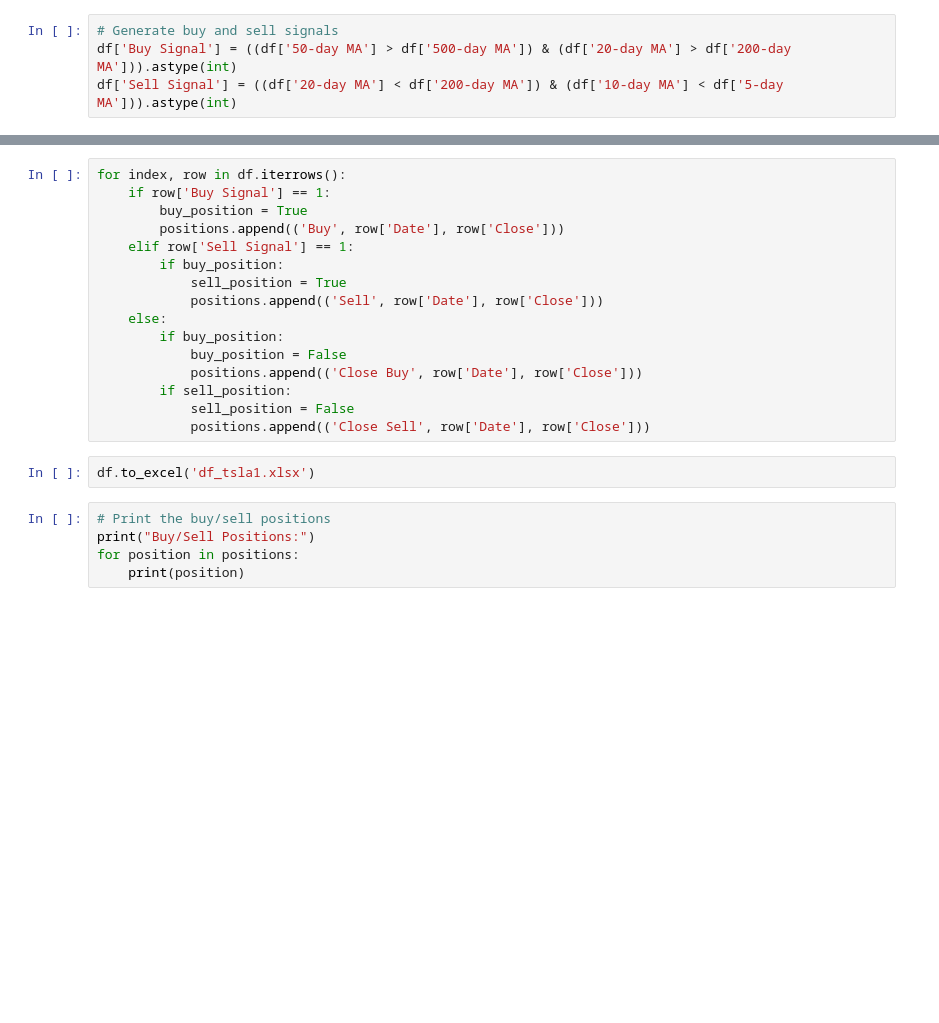
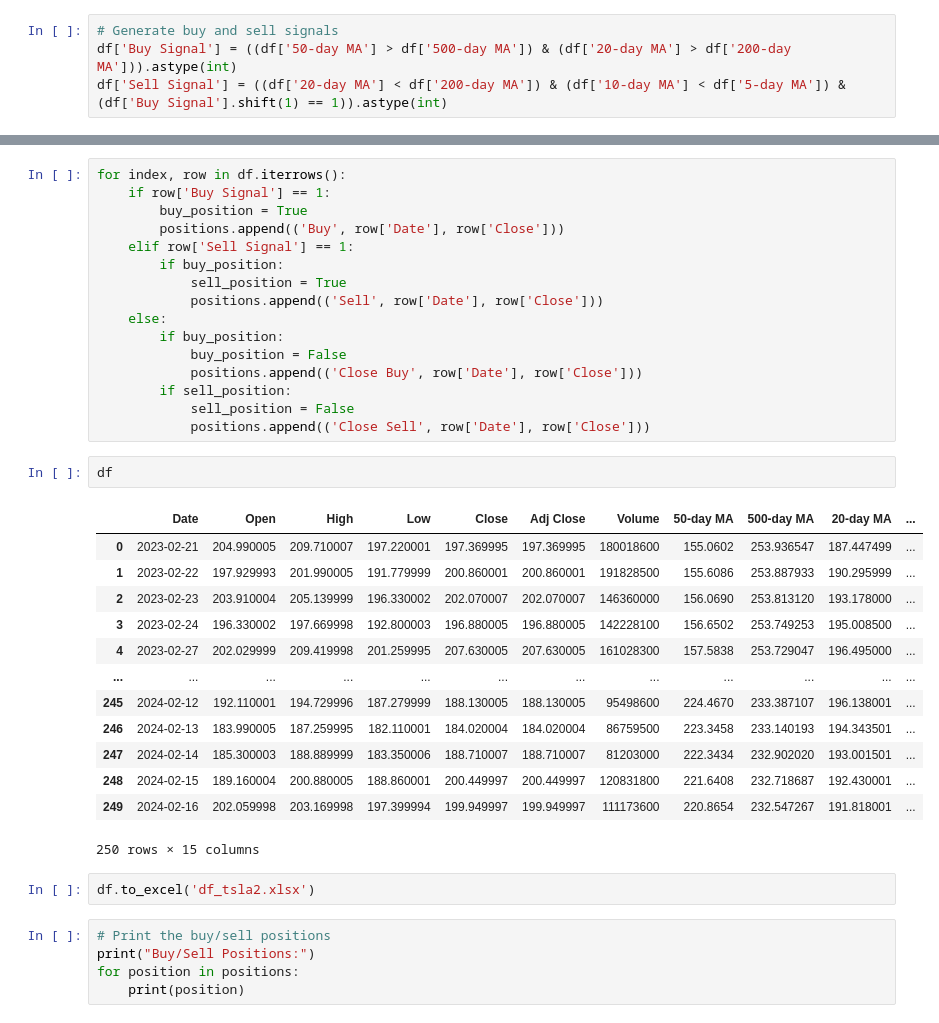
Before and after one commit to Hrishitcodethis/TBTFW_task, a Jupyter notebook: tsla.ipynb, the cells around one changed output, grey strips where cells are left out. Cells and saved outputs as stored; diff of their text form; blank space fills up the shorter version.

```diff
--- a/tsla.ipynb
+++ b/tsla.ipynb
@@ -119,7 +119,7 @@ df['5-day MA'] = tsla['5-day MA'].iloc[503:753].values
 # %%
 # Generate buy and sell signals
 df['Buy Signal'] = ((df['50-day MA'] > df['500-day MA']) & (df['20-day MA'] > df['200-day MA'])).astype(int)
-df['Sell Signal'] = ((df['20-day MA'] < df['200-day MA']) & (df['10-day MA'] < df['5-day MA'])).astype(int)
+df['Sell Signal'] = ((df['20-day MA'] < df['200-day MA']) & (df['10-day MA'] < df['5-day MA']) & (df['Buy Signal'].shift(1) == 1)).astype(int)
 # %%
 # Generate buy and sell signals, and track buy/sell positions (remaining part)
 buy_position = False
@@ -141,8 +141,24 @@ for index, row in df.iterrows():
         if sell_position:
             sell_position = False
             positions.append(('Close Sell', row['Date'], row['Close']))
+# %%
+df
+# %% [output]
+|  | Date | Open | High | Low | Close | Adj Close | Volume | 50-day MA | 500-day MA | 20-day MA | ... |
+| 0 | 2023-02-21 | 204.990005 | 209.710007 | 197.220001 | 197.369995 | 197.369995 | 180018600 | 155.0602 | 253.936547 | 187.447499 | ... |
+| 1 | 2023-02-22 | 197.929993 | 201.990005 | 191.779999 | 200.860001 | 200.860001 | 191828500 | 155.6086 | 253.887933 | 190.295999 | ... |
+| 2 | 2023-02-23 | 203.910004 | 205.139999 | 196.330002 | 202.070007 | 202.070007 | 146360000 | 156.0690 | 253.813120 | 193.178000 | ... |
+| 3 | 2023-02-24 | 196.330002 | 197.669998 | 192.800003 | 196.880005 | 196.880005 | 142228100 | 156.6502 | 253.749253 | 195.008500 | ... |
+| 4 | 2023-02-27 | 202.029999 | 209.419998 | 201.259995 | 207.630005 | 207.630005 | 161028300 | 157.5838 | 253.729047 | 196.495000 | ... |
+| ... | ... | ... | ... | ... | ... | ... | ... | ... | ... | ... | ... |
+| 245 | 2024-02-12 | 192.110001 | 194.729996 | 187.279999 | 188.130005 | 188.130005 | 95498600 | 224.4670 | 233.387107 | 196.138001 | ... |
+| 246 | 2024-02-13 | 183.990005 | 187.259995 | 182.110001 | 184.020004 | 184.020004 | 86759500 | 223.3458 | 233.140193 | 194.343501 | ... |
+| 247 | 2024-02-14 | 185.300003 | 188.889999 | 183.350006 | 188.710007 | 188.710007 | 81203000 | 222.3434 | 232.902020 | 193.001501 | ... |
+| 248 | 2024-02-15 | 189.160004 | 200.880005 | 188.860001 | 200.449997 | 200.449997 | 120831800 | 221.6408 | 232.718687 | 192.430001 | ... |
+| 249 | 2024-02-16 | 202.059998 | 203.169998 | 197.399994 | 199.949997 | 199.949997 | 111173600 | 220.8654 | 232.547267 | 191.818001 | ... |
+250 rows × 15 columns
 # %%
-df.to_excel('df_tsla1.xlsx')
+df.to_excel('df_tsla2.xlsx')
 # %%
 # Print the buy/sell positions
 print("Buy/Sell Positions:")
```
Also changed, not shown: 1 other file.
